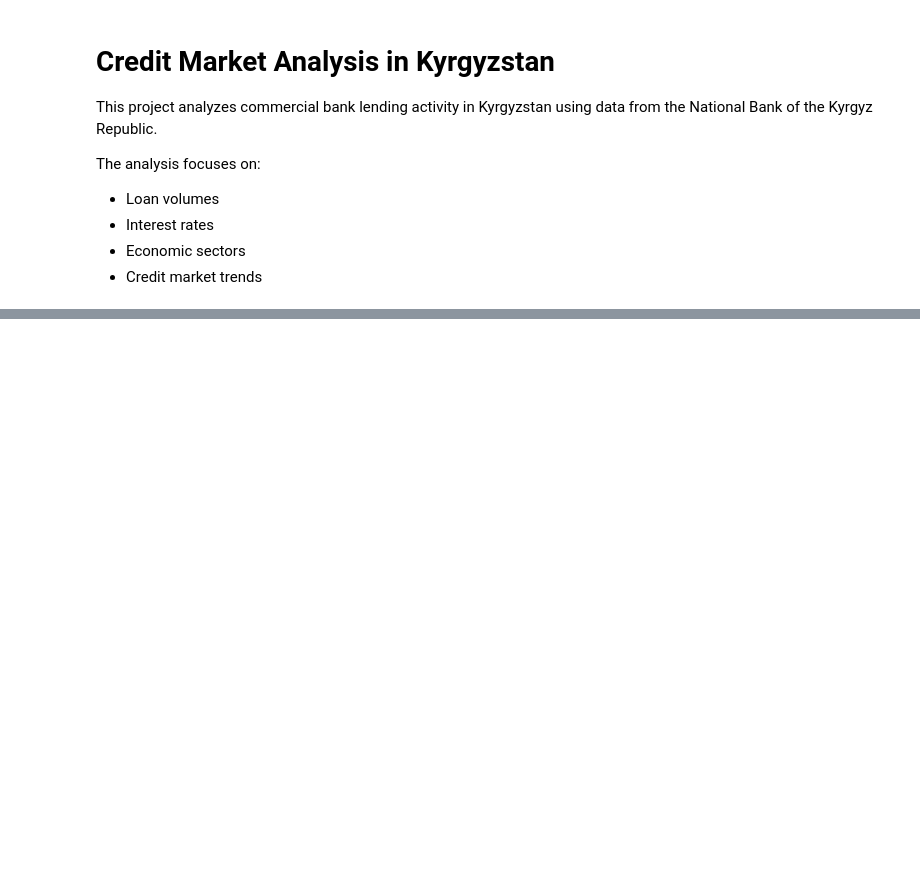
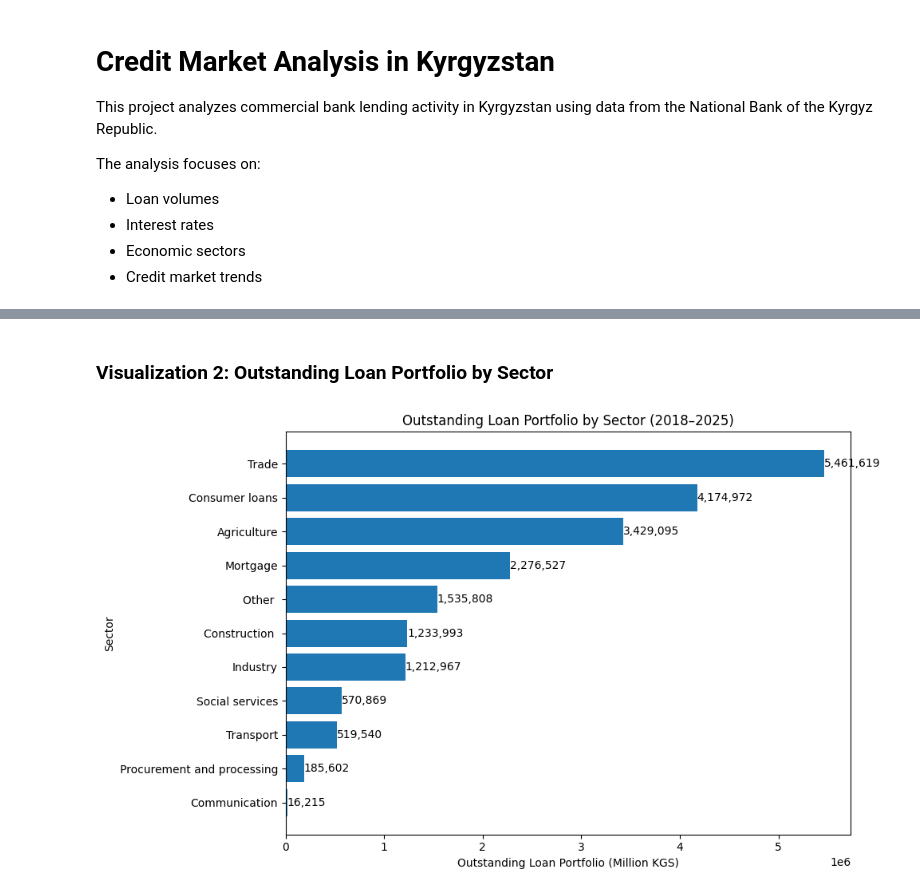
Before and after one commit to alina-kalmamat/credit-market-analysis-kyrgyzstan, a Jupyter notebook: notebooks/credit_market_analysis.ipynb, the cells around one changed output, grey strips where cells are left out. Saved outputs shown, nothing was run; the diff lists cells and outputs as text; code cells hidden in the pictures; blank space fills up the shorter version.

```diff
--- a/notebooks/credit_market_analysis.ipynb
+++ b/notebooks/credit_market_analysis.ipynb
@@ -339,0 +405,43 @@ pd.read_csv("../data/credit_market_clean.csv").head()
+# %% [markdown]
+### Visualization 2: Outstanding Loan Portfolio by Sector
+# %%
+q3 = pd.read_csv(
+    "../data/exports/query3_outstanding_portfolio_by_sector.csv"
+)
+
+q3_sorted = q3.sort_values(
+    by="total_portfolio",
+    ascending=True
+)
+
+plt.figure(figsize=(10, 6))
+
+bars = plt.barh(
+    q3_sorted["sector"],
+    q3_sorted["total_portfolio"]
+)
+
+plt.title("Outstanding Loan Portfolio by Sector (2018–2025)")
+plt.xlabel("Outstanding Loan Portfolio (Million KGS)")
+plt.ylabel("Sector")
+
+for bar in bars:
+    width = bar.get_width()
+    plt.text(
+        width,
+        bar.get_y() + bar.get_height() / 2,
+        f"{width:,.0f}",
+        va="center"
+    )
+
+plt.tight_layout()
+
+plt.savefig(
+    "../visuals/outstanding_portfolio_by_sector.png",
+    dpi=300,
+    bbox_inches="tight"
+)
+
+plt.show()
+# %% [output]
+[figure, added]
```
Also changed, not shown: parts of 80 cells of this notebook, 15 other files.
